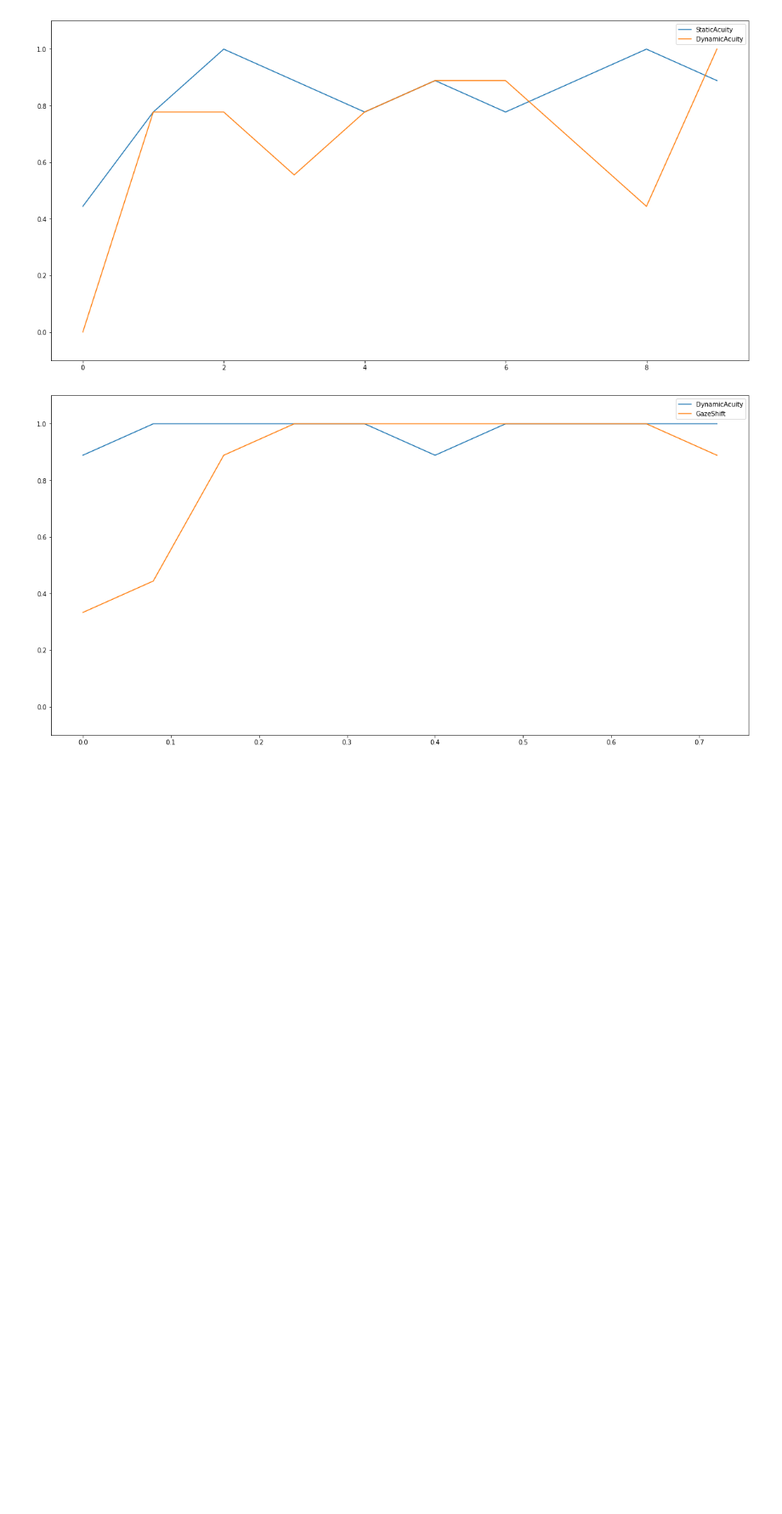
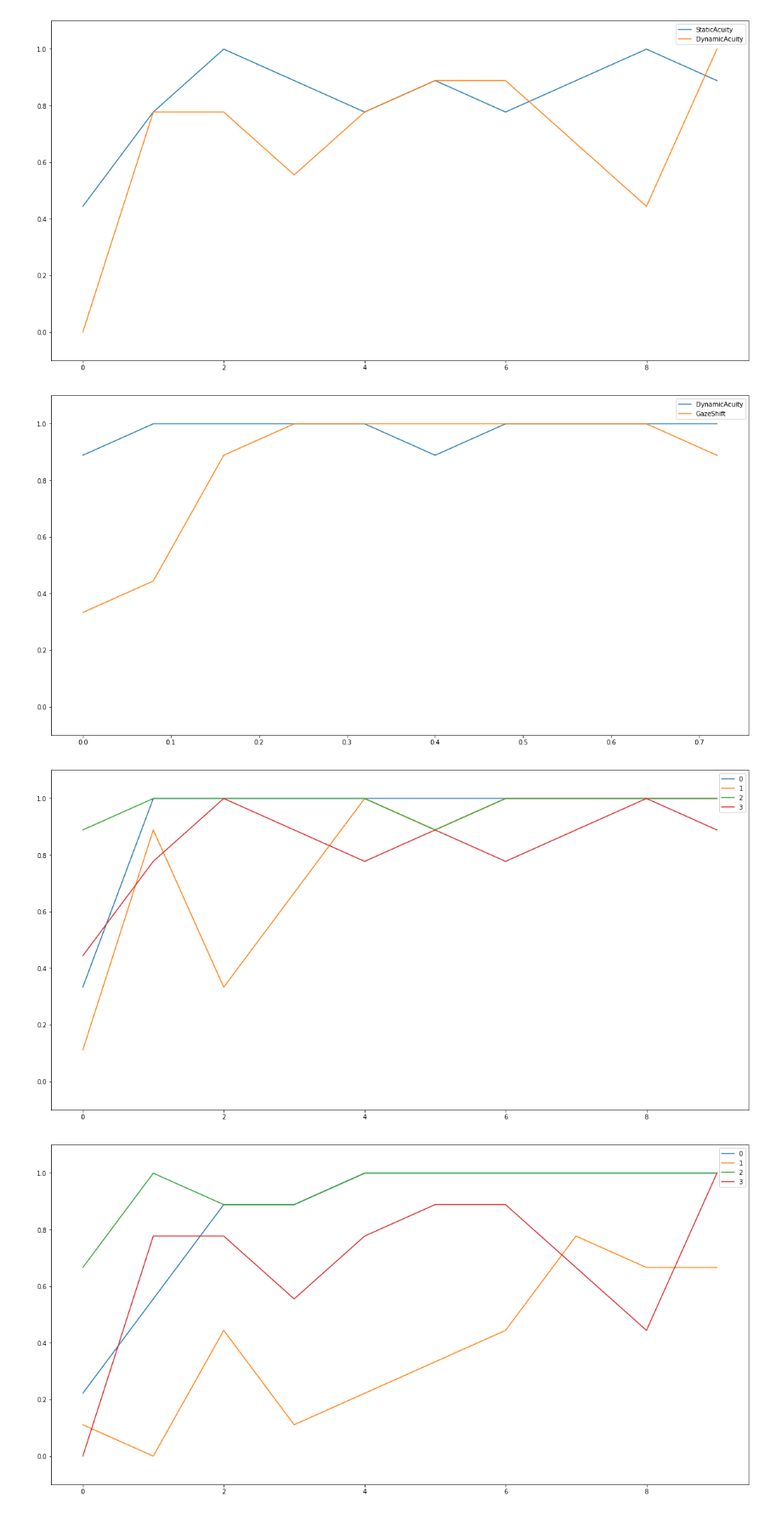
Before and after one commit to Vor2d/VORHead, a Jupyter notebook: DataAnalyzer/DataAnalyzer.ipynb, the cells around one changed output. Shown at 85% size. Drawn from its saved outputs; the diff is of its cells as text; code cells hidden in the pictures; blank space fills up the shorter version.

```diff
--- a/DataAnalyzer/DataAnalyzer.ipynb
+++ b/DataAnalyzer/DataAnalyzer.ipynb
@@ -204,7 +204,41 @@ run_subject(sub1[0],sub1[1],sub1[2],sub1[3],sub1[4])
 # %% [output]
 [figure]
 [figure]
-# %%
-def mix_plot():
-    for SS in StaticSections:
-        plot_AC
+# %%
+def mix_plot():
+    handles = []
+    for SS in StaticSections:
+        tpl = plot_ac(SS,lab_mode = 1)
+        handles.append(tpl)
+        pyplot.legend(handles=handles)
+    pyplot.savefig(SavePath+"StaticMix"+".png")
+    pyplot.show()
+
+    handles = []
+    for DS in DynamicSections:
+        tpl = plot_ac(DS,lab_mode = 1)
+        handles.append(tpl)
+        pyplot.legend(handles=handles)
+    pyplot.savefig(SavePath+"DynamicMix"+".png")
+    pyplot.show()
+
+    handles = []
+    for DDS in DY_delaySections:
+        tpl = plot_delay(DDS,lab_mode = 1)
+        handles.append(tpl)
+        pyplot.legend(handles=handles)
+    pyplot.savefig(SavePath+"DynamicDelayMix"+".png")
+    pyplot.show()
+
+    handles = []
+    for GDS in GA_delaySections:
+        tpl = plot_delay(GDS,lab_mode = 1)
+        handles.append(tpl)
+        pyplot.legend(handles=handles)
+    pyplot.savefig(SavePath+"GazeDelayMix"+".png")
+    pyplot.show()
+# %%
+mix_plot()
+# %% [output]
+[figure, added]
+[figure, added]
```
Also changed, not shown: parts of 1 cell of this notebook, 12 other files.
